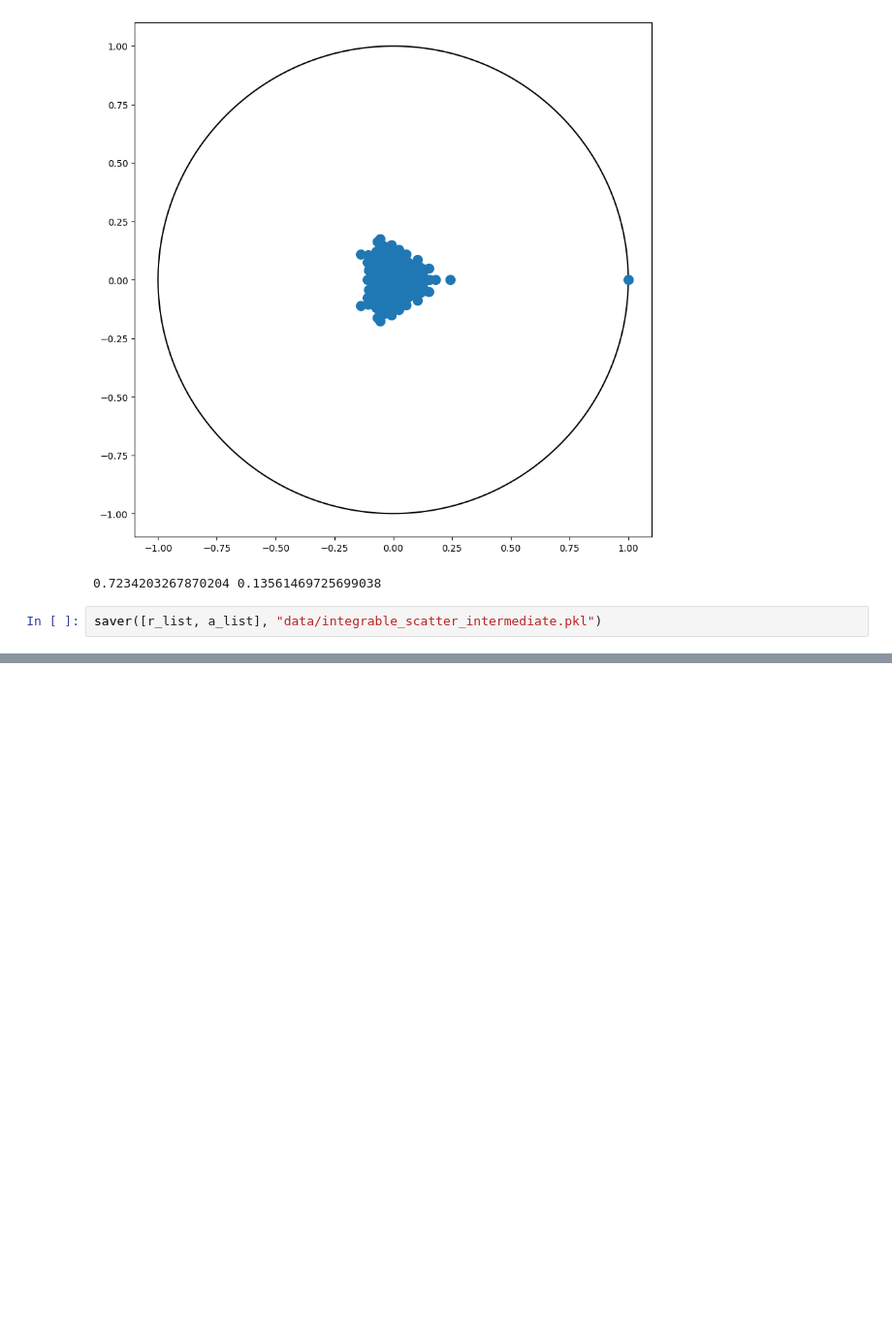
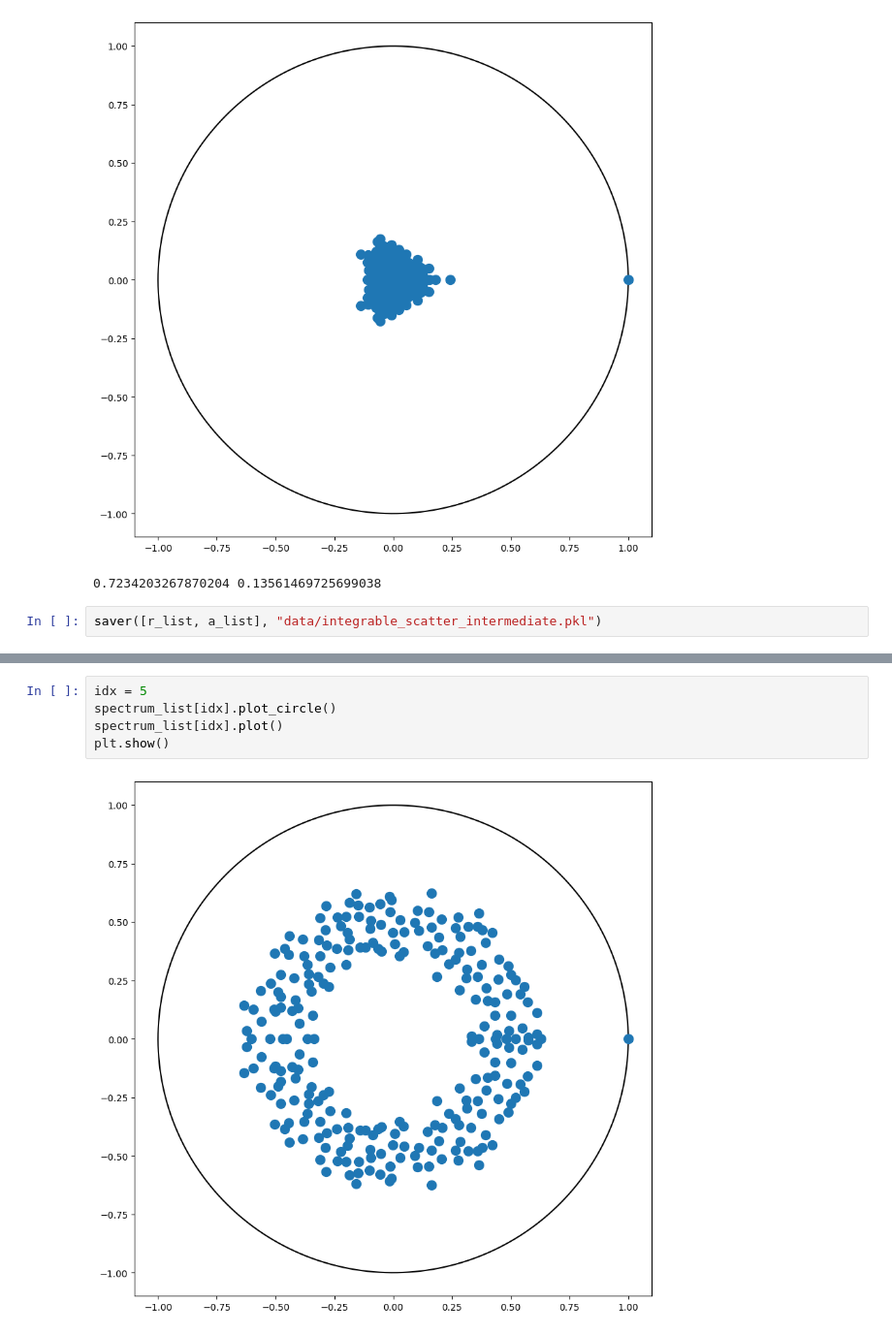
Before and after one commit to KristianWold/eddqc, a Jupyter notebook: analysis/baseline_comparison/Densities.ipynb, the cells around one changed output, grey strips where cells are left out. Shown at 97% size. Cells and saved outputs as stored; diff of their text form; blank space fills up the shorter version.

```diff
--- a/analysis/baseline_comparison/Densities.ipynb
+++ b/analysis/baseline_comparison/Densities.ipynb
@@ -321,0 +347,7 @@ saver([r_list, a_list], "data/integrable_scatter_intermediate.pkl")
+# %%
+idx = 5
+spectrum_list[idx].plot_circle()
+spectrum_list[idx].plot()
+plt.show()
+# %% [output]
+[figure, added]
```
Also changed, not shown: parts of 3 cells of this notebook, 15 other files.
